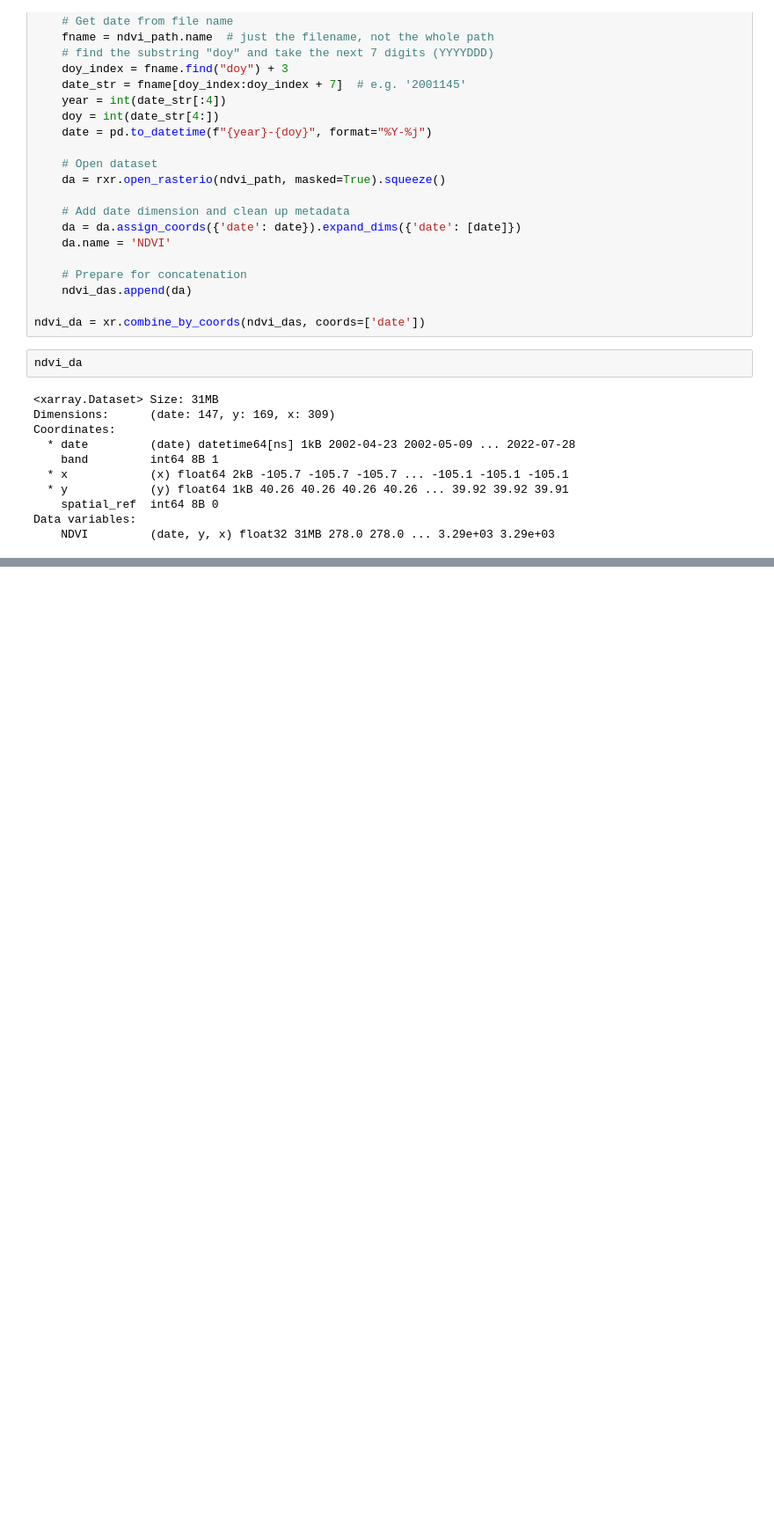
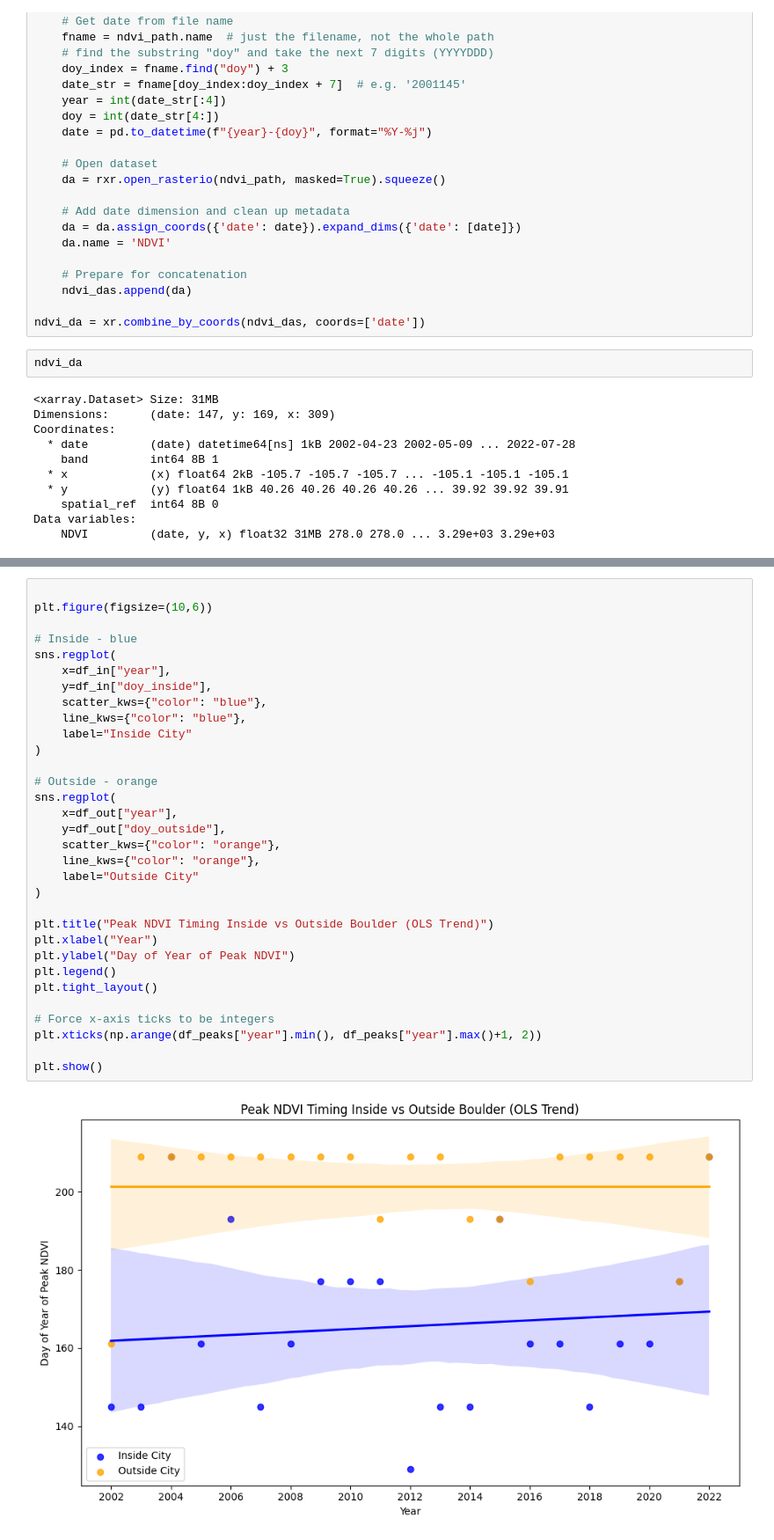
Before and after one commit to mawo7952/EDA-final-project, a Jupyter notebook: ndvi-seasonality-final-code.ipynb, the cells around one changed output, grey strips where cells are left out. Shown at 88% size. Cells and saved outputs as stored; diff of their text form; blank space fills up the shorter version.

```diff
--- a/ndvi-seasonality-final-code.ipynb
+++ b/ndvi-seasonality-final-code.ipynb
@@ -123,0 +341,34 @@ BokehModel(combine_events=True, render_bundle={'docs_json': {'dd800a62-377b-41f1
+# %%
+
+plt.figure(figsize=(10,6))
+
+# Inside - blue
+sns.regplot(
+    x=df_in["year"],
+    y=df_in["doy_inside"],
+    scatter_kws={"color": "blue"},
+    line_kws={"color": "blue"},
+    label="Inside City"
+)
+
+# Outside - orange
+sns.regplot(
+    x=df_out["year"],
+    y=df_out["doy_outside"],
+    scatter_kws={"color": "orange"},
+    line_kws={"color": "orange"},
+    label="Outside City"
+)
+
+plt.title("Peak NDVI Timing Inside vs Outside Boulder (OLS Trend)")
+plt.xlabel("Year")
+plt.ylabel("Day of Year of Peak NDVI")
+plt.legend()
+plt.tight_layout()
+
+# Force x-axis ticks to be integers
+plt.xticks(np.arange(df_peaks["year"].min(), df_peaks["year"].max()+1, 2))
+
+plt.show()
+# %% [output]
+[figure, added]
```
Also changed, not shown: parts of 22 cells of this notebook, 2 other files.
